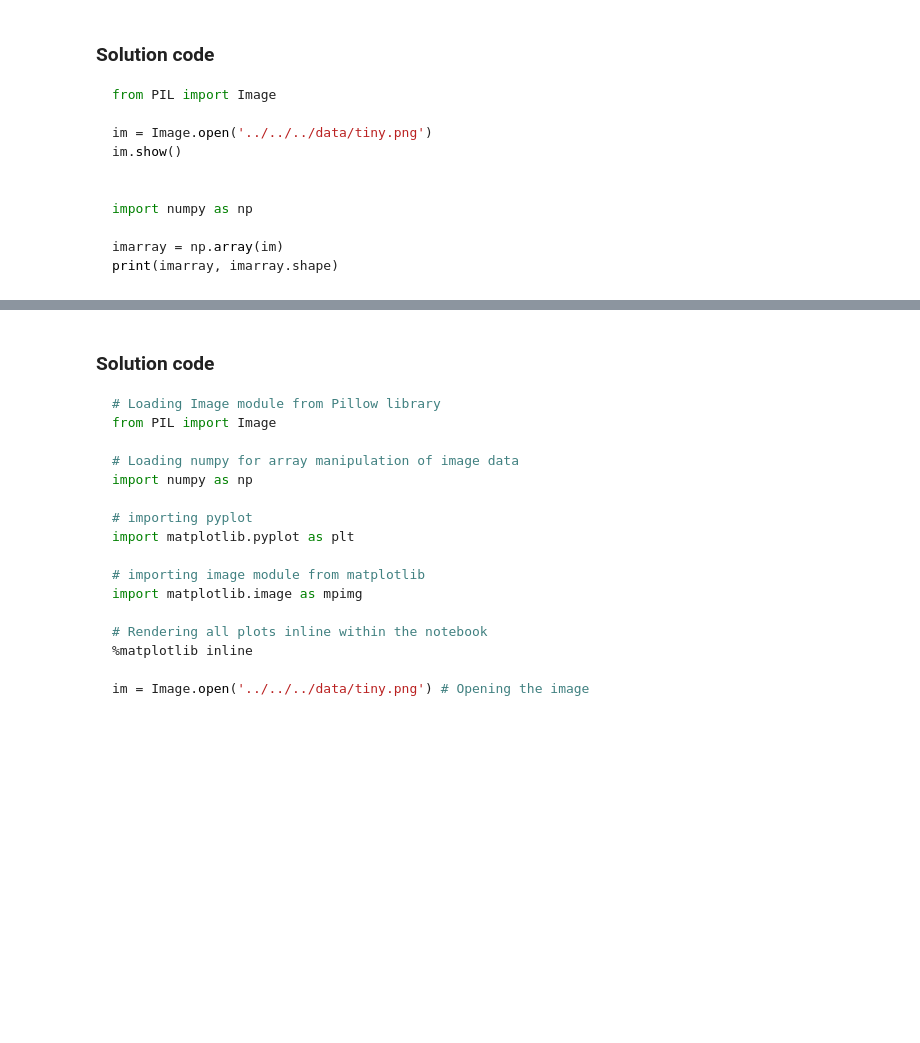
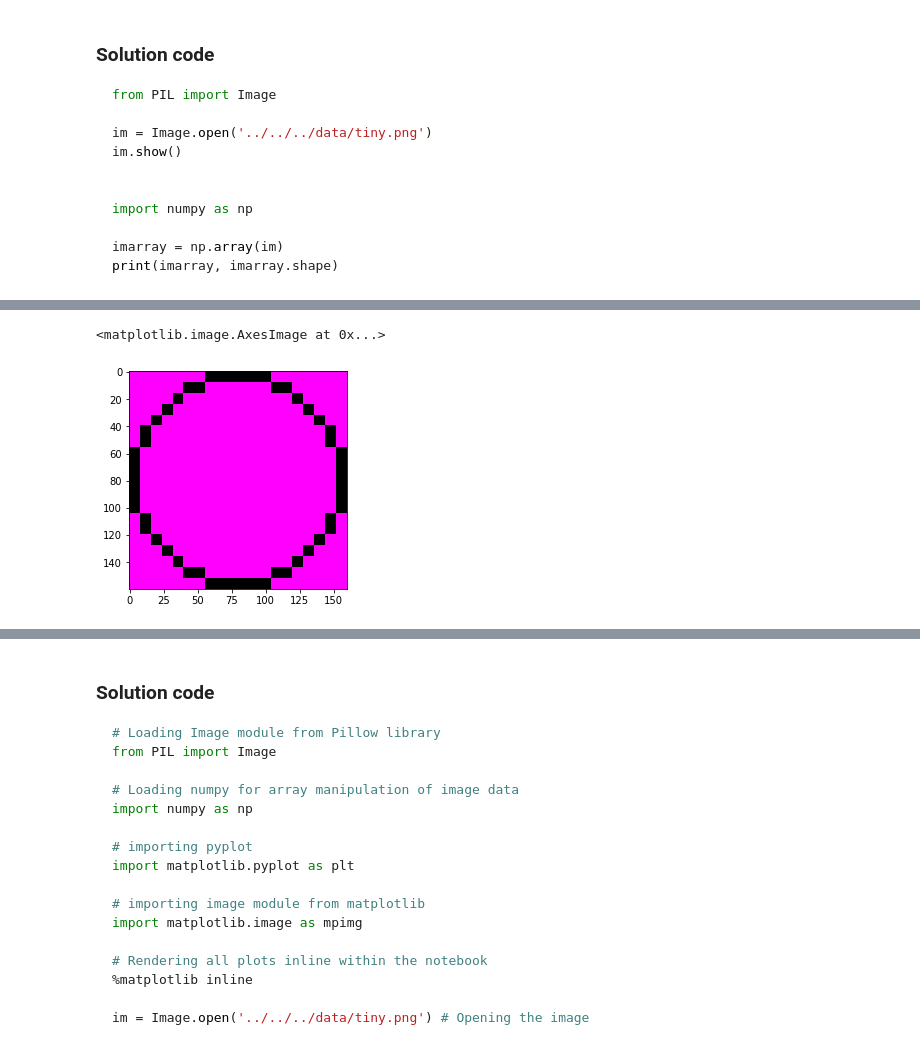
Before and after one commit to druuu/vinod-data, a Jupyter notebook: content/03-Data_Handling_101_for_Data_Scientists/04-Dealing_with_CSVs_TIFFs_and_other_file_formats_in_Python/01-Data_formats.ipynb, the cells around one changed output, grey strips where cells are left out. Cells and saved outputs as stored; diff of their text form; code cells hidden in the pictures; blank space fills up the shorter version.

```diff
--- a/content/03-Data_Handling_101_for_Data_Scientists/04-Dealing_with_CSVs_TIFFs_and_other_file_formats_in_Python/01-Data_formats.ipynb
+++ b/content/03-Data_Handling_101_for_Data_Scientists/04-Dealing_with_CSVs_TIFFs_and_other_file_formats_in_Python/01-Data_formats.ipynb
@@ -566,3 +786,29 @@ Likewise, many manipulations can be done on the image. Below exercise allows you
 * Load the image "tiny.png" using the link "../../../images/tiny.png"
 * Re-color the background as white (i.e. execute above sample code example to create white background)
 * Mark a red dot in the center of the image by color exactly 100 pixels (10x10 square) at the center of the picture with the color 'red'. Use RGB value for red as (255,0,0)
+# %%
+# ORIGINAL IMAGE
+
+# Loading Image module from Pillow library
+from PIL import Image
+
+# Loading numpy for array manipulation of image data
+import numpy as np
+
+# importing pyplot
+import matplotlib.pyplot as plt
+
+# importing image module from matplotlib
+import matplotlib.image as mpimg
+
+# Rendering all plots inline within the notebook
+%matplotlib inline
+
+im = Image.open('../../../data/tiny.png') # Opening the image
+imarray = np.array(im) # Converting image data into n-dimensional array
+
+# Showing/Displaying the image data as a plot
+plt.imshow(imarray)
+# %% [output]
+<matplotlib.image.AxesImage at 0x...>
+[figure, added]
```
Also changed, not shown: parts of 30 cells of this notebook, 2 other files.
